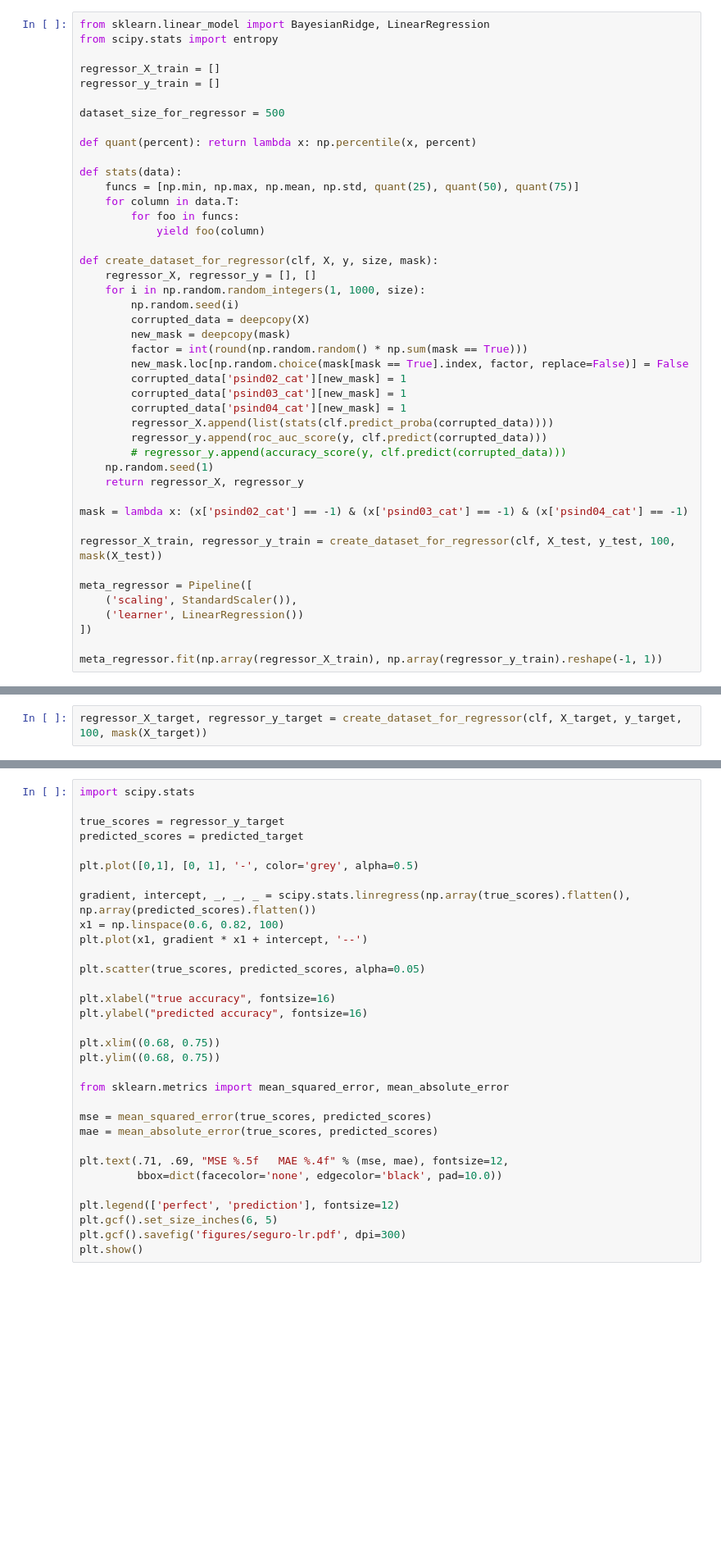
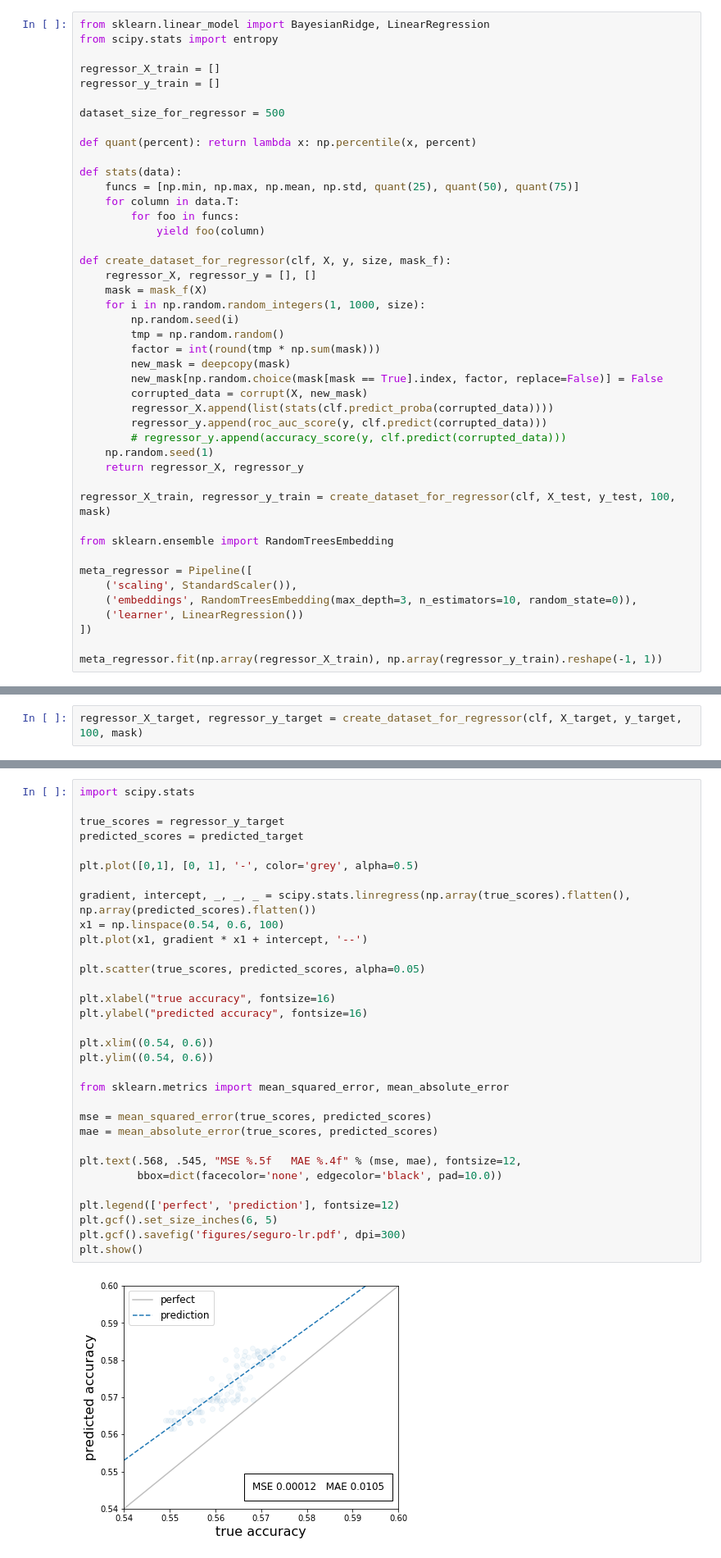
Before and after one commit to sergred/unit-tests-ml-python, a Jupyter notebook: notebooks/example-driver.ipynb, the cells around one changed output, grey strips where cells are left out. Shown: that part at 82% size. Drawn from its saved outputs; the diff is of its cells as text; blank space fills up the shorter version.

```diff
--- a/notebooks/example-driver.ipynb
+++ b/notebooks/example-driver.ipynb
@@ -201,29 +237,29 @@ def stats(data):
         for foo in funcs:
             yield foo(column)
 
-def create_dataset_for_regressor(clf, X, y, size, mask):
+def create_dataset_for_regressor(clf, X, y, size, mask_f):
     regressor_X, regressor_y = [], []
+    mask = mask_f(X)
     for i in np.random.random_integers(1, 1000, size):
         np.random.seed(i)
-        corrupted_data = deepcopy(X)
+        tmp = np.random.random()
+        factor = int(round(tmp * np.sum(mask)))
         new_mask = deepcopy(mask)
-        factor = int(round(np.random.random() * np.sum(mask == True)))
-        new_mask.loc[np.random.choice(mask[mask == True].index, factor, replace=False)] = False
-        corrupted_data['psind02_cat'][new_mask] = 1
-        corrupted_data['psind03_cat'][new_mask] = 1
-        corrupted_data['psind04_cat'][new_mask] = 1
+        new_mask[np.random.choice(mask[mask == True].index, factor, replace=False)] = False
+        corrupted_data = corrupt(X, new_mask)
         regressor_X.append(list(stats(clf.predict_proba(corrupted_data))))
         regressor_y.append(roc_auc_score(y, clf.predict(corrupted_data)))
         # regressor_y.append(accuracy_score(y, clf.predict(corrupted_data)))
     np.random.seed(1)
     return regressor_X, regressor_y
 
-mask = lambda x: (x['psind02_cat'] == -1) & (x['psind03_cat'] == -1) & (x['psind04_cat'] == -1)
+regressor_X_train, regressor_y_train = create_dataset_for_regressor(clf, X_test, y_test, 100, mask)
 
-regressor_X_train, regressor_y_train = create_dataset_for_regressor(clf, X_test, y_test, 100, mask(X_test))
+from sklearn.ensemble import RandomTreesEmbedding
 
 meta_regressor = Pipeline([
     ('scaling', StandardScaler()),
+    ('embeddings', RandomTreesEmbedding(max_depth=3, n_estimators=10, random_state=0)),
     ('learner', LinearRegression())
 ])
 
@@ -231,5 +274,5 @@ meta_regressor.fit(np.array(regressor_X_train), np.array(regressor_y_train).resh
 # %%
-regressor_X_target, regressor_y_target = create_dataset_for_regressor(clf, X_target, y_target, 100, mask(X_target))
+regressor_X_target, regressor_y_target = create_dataset_for_regressor(clf, X_target, y_target, 100, mask)
 # %%
 from sklearn.metrics import mean_squared_error as MSE
 from sklearn.metrics import mean_absolute_error as MAE
@@ -247,32 +294,34 @@ plt.show()
 # %%
 import scipy.stats
 
 true_scores = regressor_y_target
 predicted_scores = predicted_target
 
 plt.plot([0,1], [0, 1], '-', color='grey', alpha=0.5)
 
 gradient, intercept, _, _, _ = scipy.stats.linregress(np.array(true_scores).flatten(), np.array(predicted_scores).flatten())
-x1 = np.linspace(0.6, 0.82, 100)
+x1 = np.linspace(0.54, 0.6, 100)
 plt.plot(x1, gradient * x1 + intercept, '--')
 
 plt.scatter(true_scores, predicted_scores, alpha=0.05)
 
 plt.xlabel("true accuracy", fontsize=16)
 plt.ylabel("predicted accuracy", fontsize=16)
 
-plt.xlim((0.68, 0.75))
-plt.ylim((0.68, 0.75))
+plt.xlim((0.54, 0.6))
+plt.ylim((0.54, 0.6))
 
 from sklearn.metrics import mean_squared_error, mean_absolute_error
 
 mse = mean_squared_error(true_scores, predicted_scores)
 mae = mean_absolute_error(true_scores, predicted_scores)
 
-plt.text(.71, .69, "MSE %.5f   MAE %.4f" % (mse, mae), fontsize=12,
+plt.text(.568, .545, "MSE %.5f   MAE %.4f" % (mse, mae), fontsize=12,
          bbox=dict(facecolor='none', edgecolor='black', pad=10.0))
 
 plt.legend(['perfect', 'prediction'], fontsize=12)
 plt.gcf().set_size_inches(6, 5)
 plt.gcf().savefig('figures/seguro-lr.pdf', dpi=300)
 plt.show()
+# %% [output]
+[figure, added]
```
Also changed, not shown: parts of 10 cells of this notebook, 2 other files.
